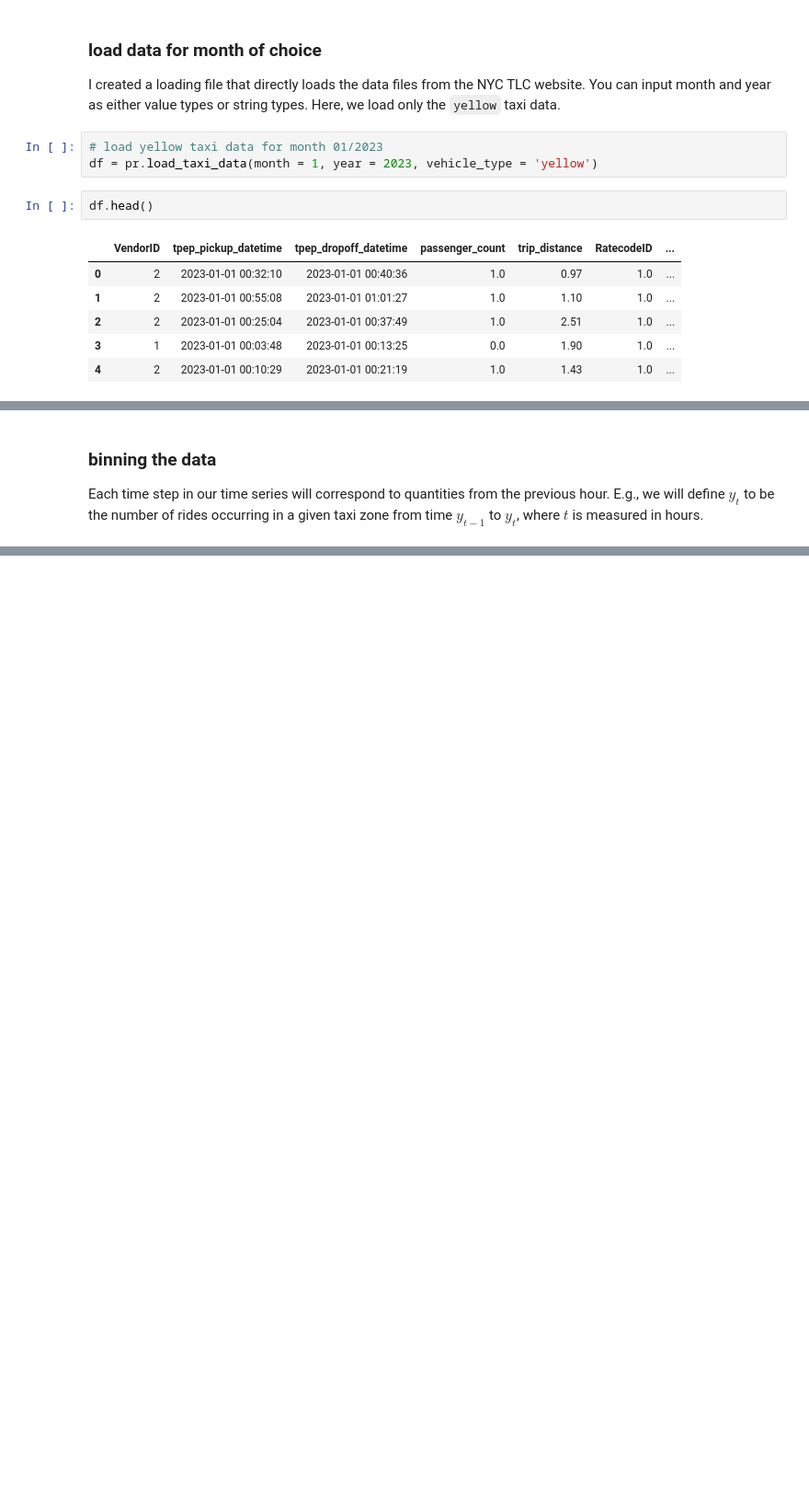
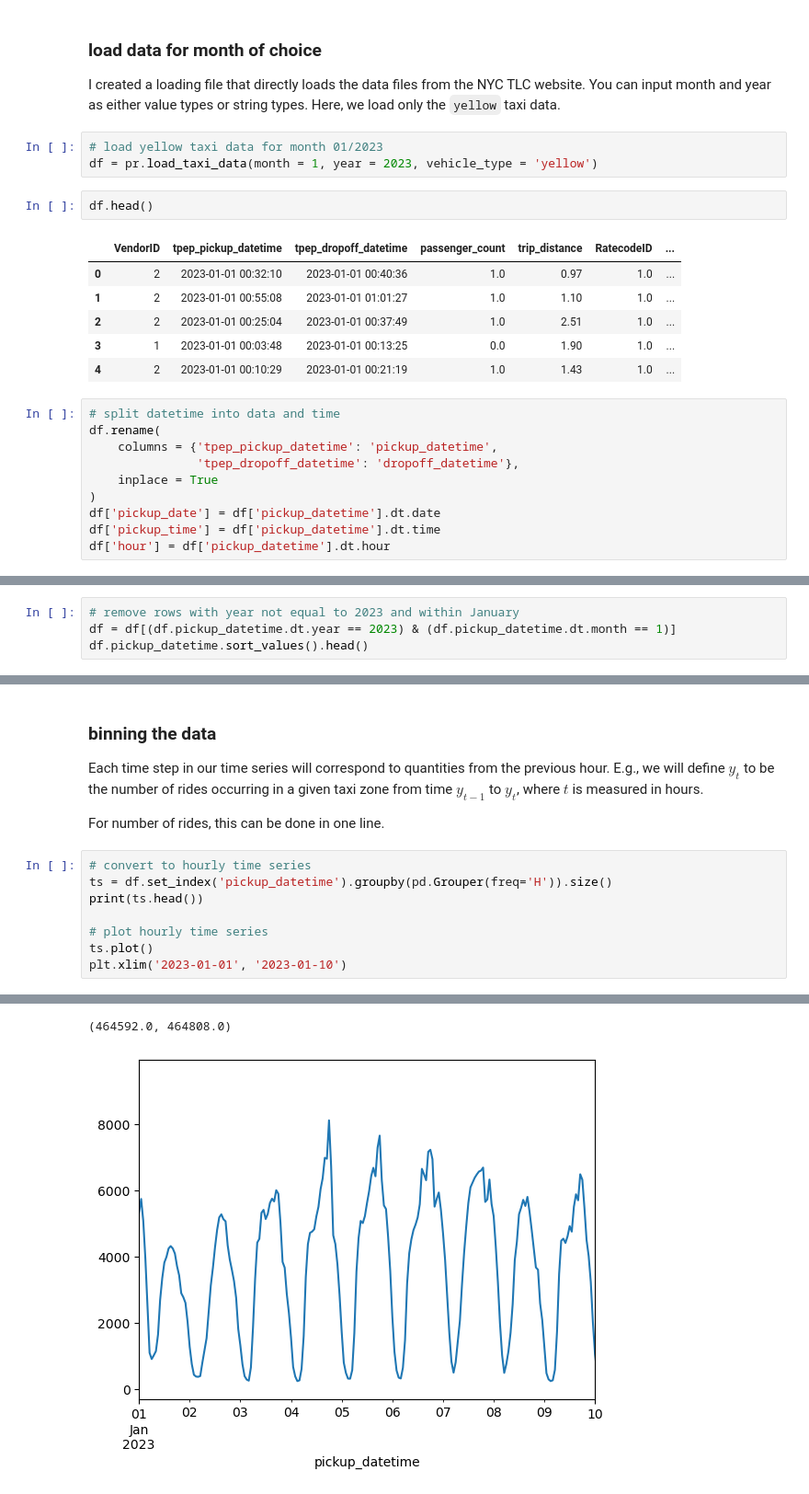
Before and after one commit to edwarddramirez/taxi-forecast, a Jupyter notebook: notebooks/01_load_data.ipynb, the cells around one changed output, grey strips where cells are left out. Shown at 92% size. Saved outputs shown, nothing was run; the diff lists cells and outputs as text; blank space fills up the shorter version.

Commit message:
simple time series from data

```diff
--- a/notebooks/01_load_data.ipynb
+++ b/notebooks/01_load_data.ipynb
@@ -22,3 +24,13 @@ df.head()
 | 2 | 2 | 2023-01-01 00:25:04 | 2023-01-01 00:37:49 | 1.0 | 2.51 | 1.0 | ... |
 | 3 | 1 | 2023-01-01 00:03:48 | 2023-01-01 00:13:25 | 0.0 | 1.90 | 1.0 | ... |
 | 4 | 2 | 2023-01-01 00:10:29 | 2023-01-01 00:21:19 | 1.0 | 1.43 | 1.0 | ... |
+# %%
+# split datetime into data and time
+df.rename(
+    columns = {'tpep_pickup_datetime': 'pickup_datetime',
+               'tpep_dropoff_datetime': 'dropoff_datetime'},
+    inplace = True
+)
+df['pickup_date'] = df['pickup_datetime'].dt.date
+df['pickup_time'] = df['pickup_datetime'].dt.time
+df['hour'] = df['pickup_datetime'].dt.hour
@@ -24,0 +51,4 @@ df.head()
+# %%
+# remove rows with year not equal to 2023 and within January
+df = df[(df.pickup_datetime.dt.year == 2023) & (df.pickup_datetime.dt.month == 1)]
+df.pickup_datetime.sort_values().head()
@@ -25,3 +85,14 @@ df.head()
 # %% [markdown]
 ### binning the data
 Each time step in our time series will correspond to quantities from the previous hour. E.g., we will define $y_t$ to be the number of rides occurring in a given taxi zone from time $y_{t-1}$ to $y_{t}$, where $t$ is measured in hours.
+
+For number of rides, this can be done in one line.
+# %%
+# convert to hourly time series
+ts = df.set_index('pickup_datetime').groupby(pd.Grouper(freq='H')).size()
+print(ts.head())
+
+# plot hourly time series
+ts.plot()
+plt.xlim('2023-01-01', '2023-01-10')
+# %% [output]
@@ -27,0 +106,2 @@ Each time step in our time series will correspond to quantities from the previou
+(464592.0, 464808.0)
+[figure, added]
```
Also changed, not shown: parts of 8 cells of this notebook, 3 other files.
